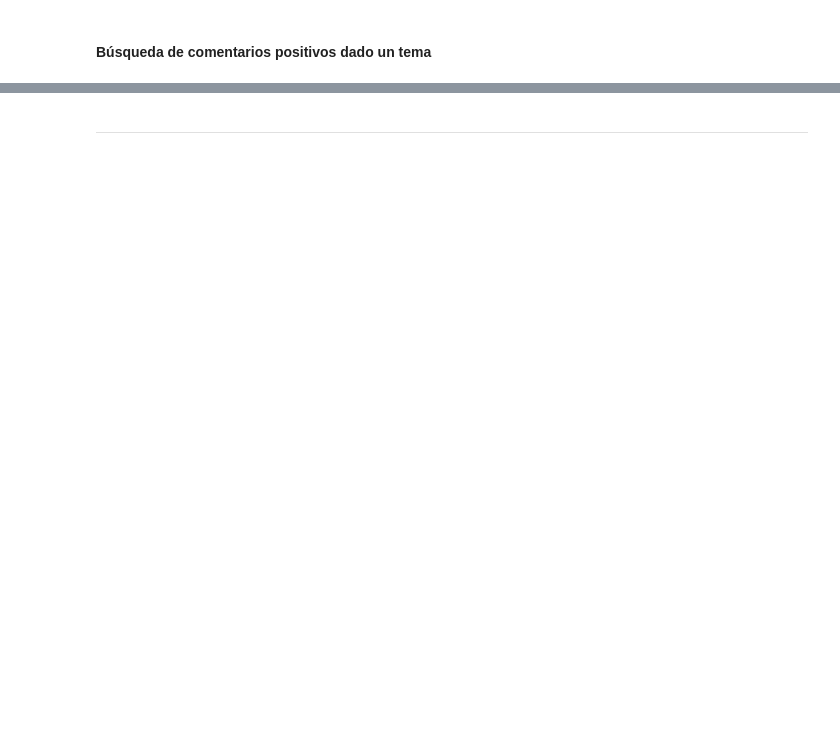
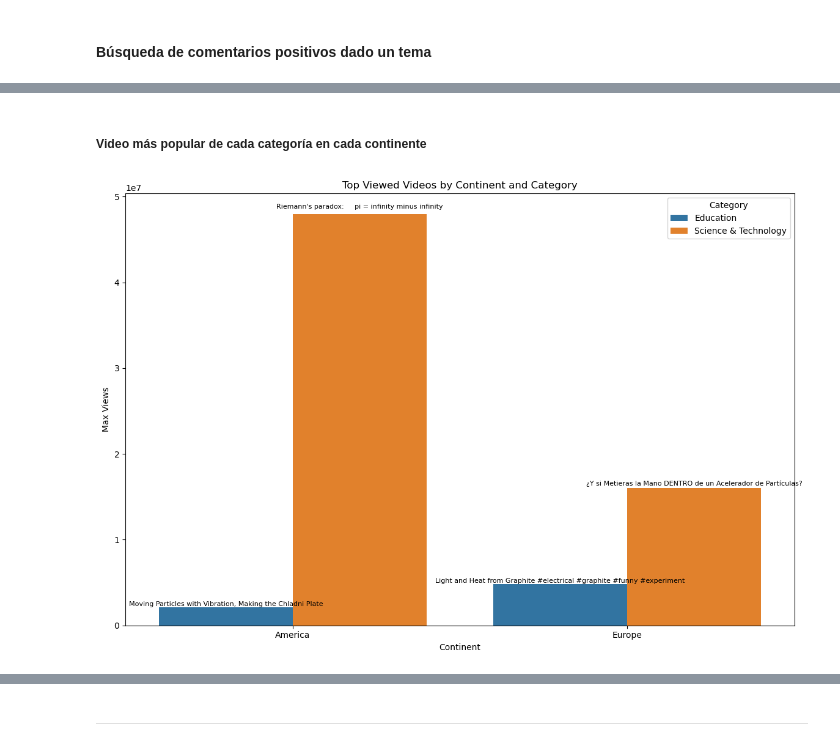
Before and after one commit to Mariogarber/Hackathon_GESTDB, a Jupyter notebook: results/Results.ipynb, the cells around one changed output, grey strips where cells are left out. Saved outputs shown, nothing was run; the diff lists cells and outputs as text; code cells hidden in the pictures; blank space fills up the shorter version.

```diff
--- a/results/Results.ipynb
+++ b/results/Results.ipynb
@@ -746,0 +1586,2 @@ VIDEOS SIMILARES:
+# %% [markdown]
+##### Video más popular de cada categoría en cada continente
@@ -746,0 +1674,25 @@ VIDEOS SIMILARES:
+# %%
+df_continent_summary = df_videos.groupby(['Continent', 'Category']).max().reset_index()
+
+# make a plot
+plt.figure(figsize=(12, 8))
+ax = sns.barplot(x="Continent", y="Views", hue="Category", data=df_continent_summary)
+plt.xlabel("Continent")
+plt.ylabel("Max Views")
+plt.title("Top Viewed Videos by Continent and Category")
+
+# add the video titles on top of the bars
+for bar, (_, row) in zip(ax.patches, df_continent_summary.iterrows()):
+    height = bar.get_height()
+    video_title = row['Video']
+    ax.text(
+        bar.get_x() + bar.get_width() / 2.,
+        height + 0.01 * height,
+        video_title,
+        ha="center", va="bottom", fontsize=8, rotation=0
+    )
+
+plt.tight_layout()
+plt.show()
+# %% [output]
+[figure, added]
```
Also changed, not shown: parts of 42 cells of this notebook.
